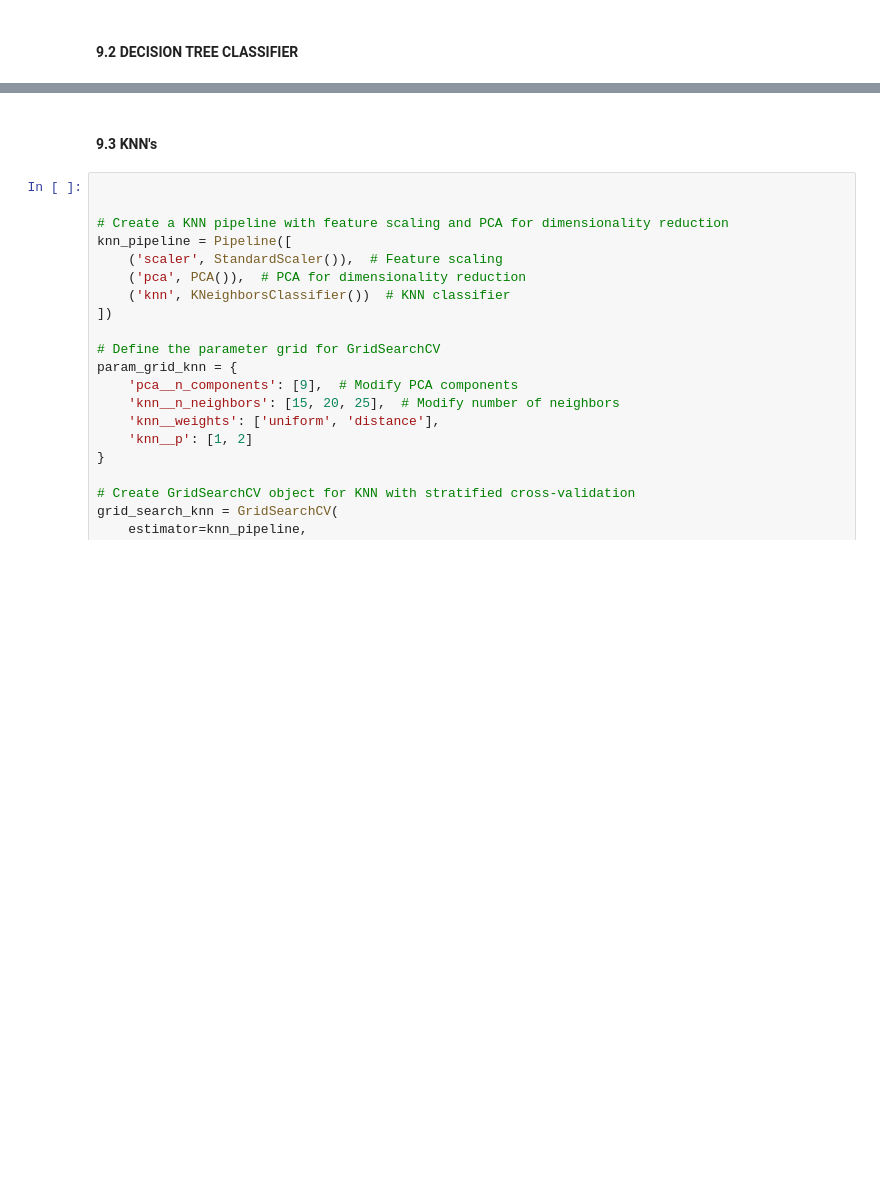
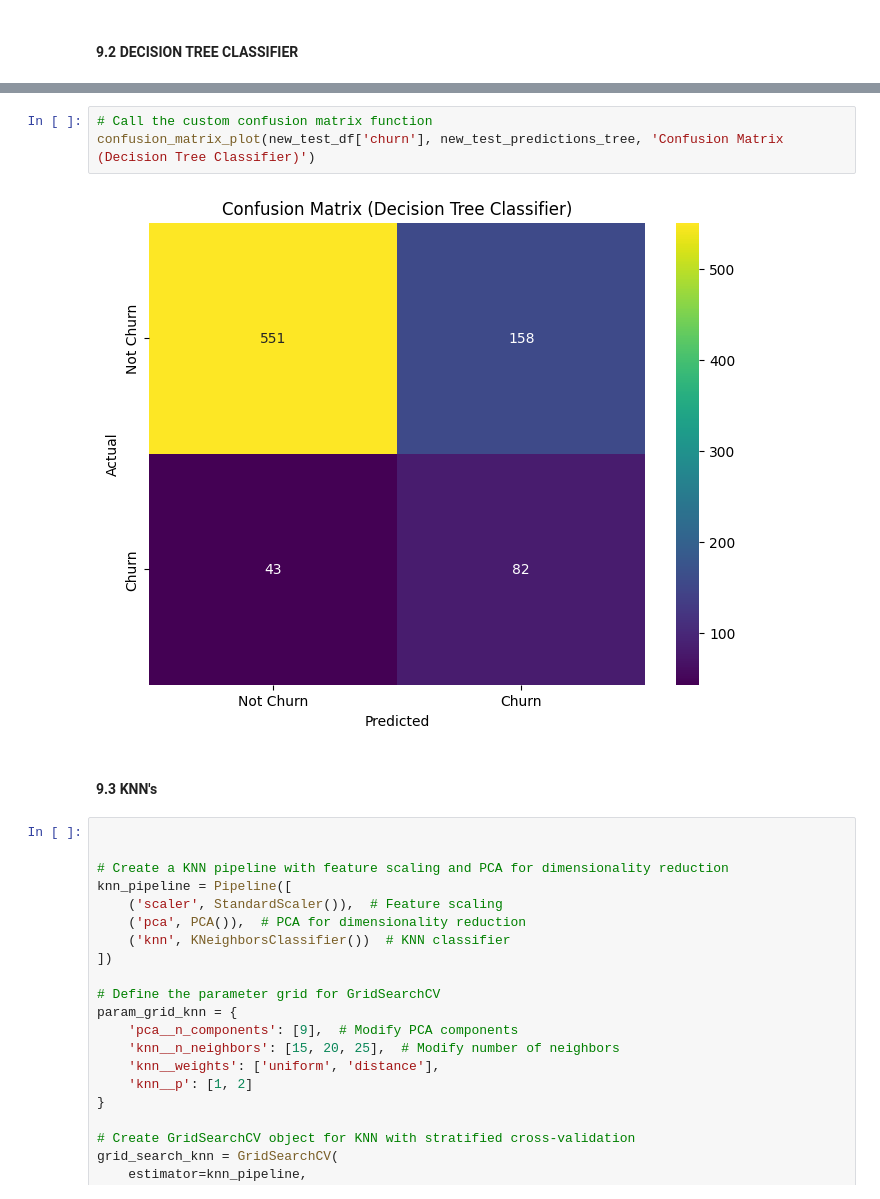
Before and after one commit to robbymumo/Phase-3-Project, a Jupyter notebook: index.ipynb, the cells around one changed output, grey strips where cells are left out. Saved outputs shown, nothing was run; the diff lists cells and outputs as text; blank space fills up the shorter version.

```diff
--- a/index.ipynb
+++ b/index.ipynb
@@ -1192,3 +1171,8 @@ F1-score on test set (Decision Tree): 0.4637
+# %%
+# Call the custom confusion matrix function
+confusion_matrix_plot(new_test_df['churn'], new_test_predictions_tree, 'Confusion Matrix (Decision Tree Classifier)')
+# %% [output]
+[figure, added]
 # %% [markdown]
 #### 9.3 KNN's
 # %%
```
Also changed, not shown: parts of 15 cells of this notebook, 1 other file.
